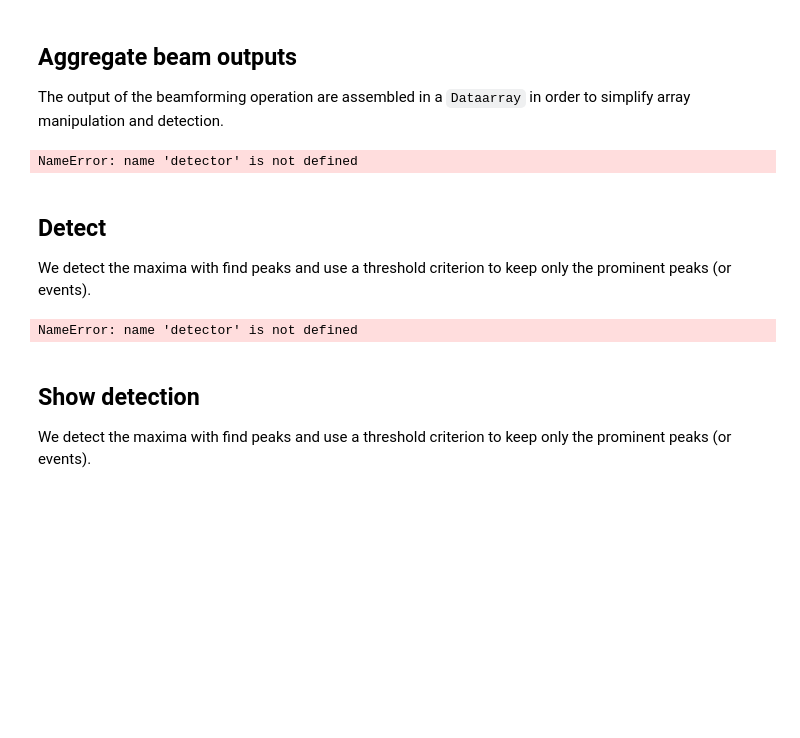
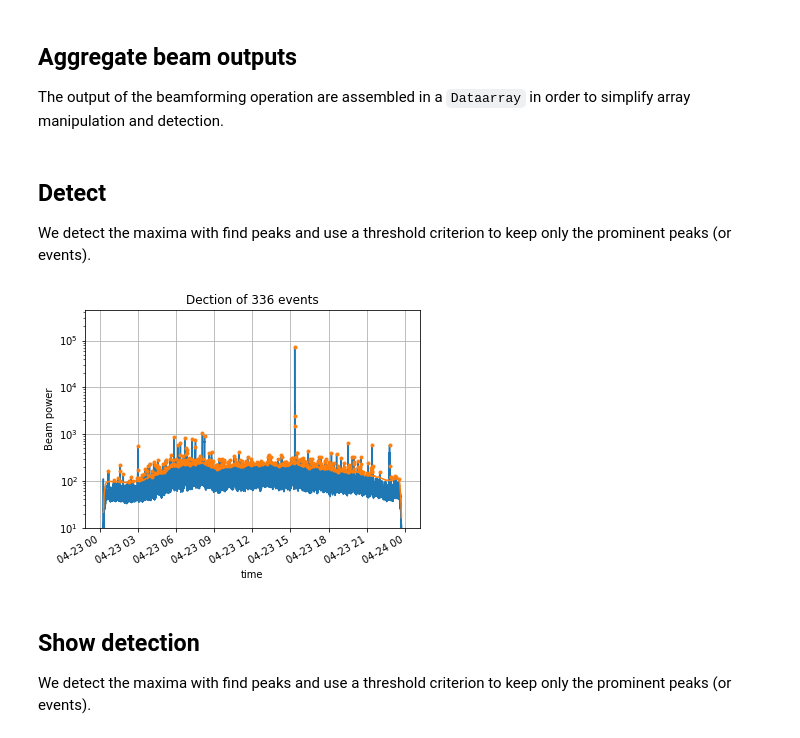
Before and after one commit to ebeauce/beampower, a Jupyter notebook: notebooks/3_localization.ipynb, the cells around one changed output. Saved outputs shown, nothing was run; the diff lists cells and outputs as text; code cells hidden in the pictures; blank space fills up the shorter version.

```diff
--- a/notebooks/3_localization.ipynb
+++ b/notebooks/3_localization.ipynb
@@ -169,13 +169,12 @@ The output of the beamforming operation are assembled in a `Dataarray` in order
 # %%
 # Get arrays
 beam = xr.DataArray(data=beam_max, coords=waveform_features["time"].coords)
+beam = beam.to_dataset(name="beam_max")
 
 # Source coordinates
 for dim in ravel_shape:
     coordinates = time_delays[dim].to_numpy()[beam_argmax]
-    detector = detector.assign({dim: ("time", coordinates)})
+    beam = beam.assign({dim: ("time", coordinates)})
-# %% [output]
-NameError: name 'detector' is not defined
 # %% [markdown]
 ## Detect
 
@@ -183,27 +182,28 @@ We detect the maxima with find peaks and use a threshold criterion to keep only
 # %%
 MIN_DETECTION_INTERVAL = int(30 * sampling_rate)
 
 # Detect
-peaks = signal.find_peaks(detector.beam, distance=MIN_DETECTION_INTERVAL)
-events = detector.isel(time=peaks[0])
+peaks = signal.find_peaks(beam.beam_max, distance=MIN_DETECTION_INTERVAL)
+events = beam.isel(time=peaks[0])
 
 # Threshold
 window_length = int(1800 * sampling_rate)
-threshold = 2 * beam.rolling(time=window_length, center=True).median()
-events = events.isel(time=events.beam > threshold)
+threshold = 2 * beam.beam_max.rolling(time=window_length, center=True).median()
+beam = beam.assign({"threshold": ("time", threshold.to_numpy())})
+events = events.isel(time=events.beam_max > threshold)
 
 # Show
-detector.beam.plot()
+beam.beam_max.plot()
 threshold.plot()
-events.beam.plot(marker=".", ls="none", c="C1")
+events.beam_max.plot(marker=".", ls="none", c="C1")
 plt.semilogy()
 plt.ylim(bottom=10)
 plt.ylabel("Beam power")
 plt.grid()
 plt.title(f"Dection of {len(events.time)} events")
 plt.show()
 # %% [output]
-NameError: name 'detector' is not defined
+[figure, added]
 # %% [markdown]
 ## Show detection
 
```
Also changed, not shown: parts of 2 cells of this notebook.
